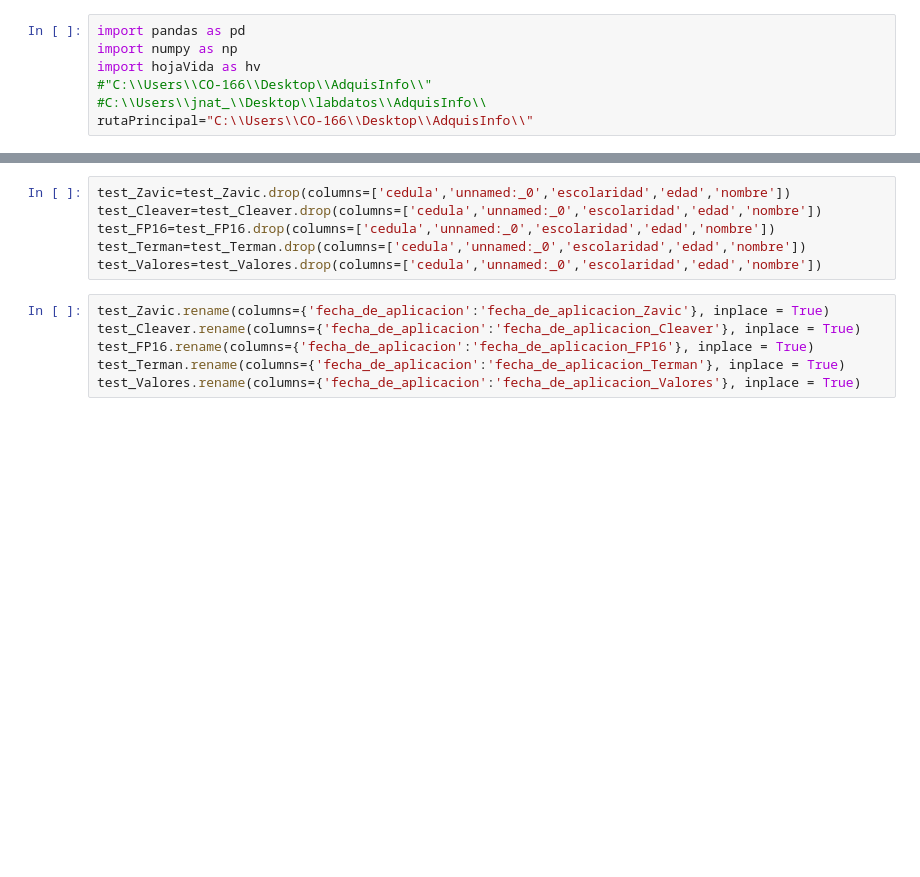
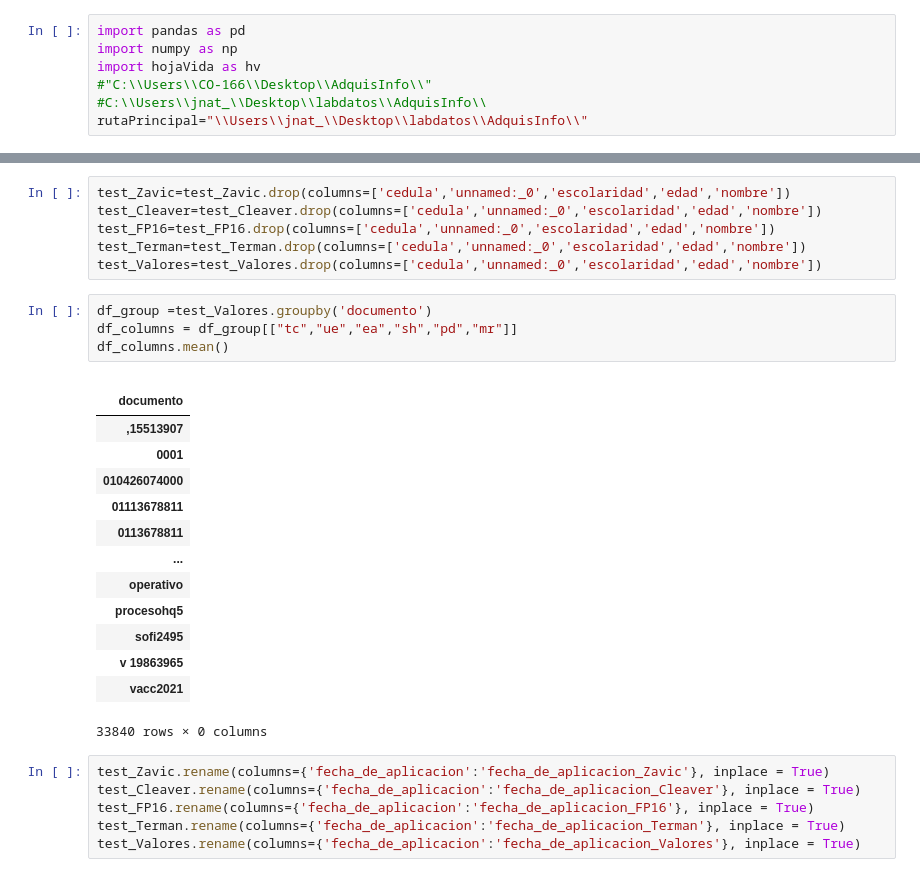
Before and after one commit to HQ5SAS/LABORATORIO_JAZZ, a Jupyter notebook: psicotecnicasAsociate.ipynb, the cells around one changed output, grey strips where cells are left out. Drawn from its saved outputs; the diff is of its cells as text; blank space fills up the shorter version.

```diff
--- a/psicotecnicasAsociate.ipynb
+++ b/psicotecnicasAsociate.ipynb
@@ -4,7 +4,7 @@ import numpy as np
 import hojaVida as hv
 #"C:\\Users\\CO-166\\Desktop\\AdquisInfo\\"
 #C:\\Users\\jnat_\\Desktop\\labdatos\\AdquisInfo\\
-rutaPrincipal="C:\\Users\\CO-166\\Desktop\\AdquisInfo\\"
+rutaPrincipal="\\Users\\jnat_\\Desktop\\labdatos\\AdquisInfo\\"
 # %%
 hv.SmartSearch.process_database(ruta=rutaPrincipal+"baseHV.csv", ruta_out=rutaPrincipal+"outHV.csv")
 # %% [output]
@@ -633,6 +633,25 @@ test_Cleaver=test_Cleaver.drop(columns=['cedula','unnamed:_0','escolaridad','eda
 test_FP16=test_FP16.drop(columns=['cedula','unnamed:_0','escolaridad','edad','nombre'])
 test_Terman=test_Terman.drop(columns=['cedula','unnamed:_0','escolaridad','edad','nombre'])
 test_Valores=test_Valores.drop(columns=['cedula','unnamed:_0','escolaridad','edad','nombre'])
+# %%
+df_group =test_Valores.groupby('documento')
+df_columns = df_group[["tc","ue","ea","sh","pd","mr"]]
+df_columns.mean()
+# %% [output]
+|  |
+| documento |
+| ,15513907 |
+| 0001 |
+| 010426074000 |
+| 01113678811 |
+| 0113678811 |
+| ... |
+| operativo |
+| procesohq5 |
+| sofi2495 |
+| v 19863965 |
+| vacc2021 |
+33840 rows × 0 columns
 # %%
 test_Zavic.rename(columns={'fecha_de_aplicacion':'fecha_de_aplicacion_Zavic'}, inplace = True)
 test_Cleaver.rename(columns={'fecha_de_aplicacion':'fecha_de_aplicacion_Cleaver'}, inplace = True)
```
Also changed, not shown: parts of 1 cell of this notebook, 4 other files.
